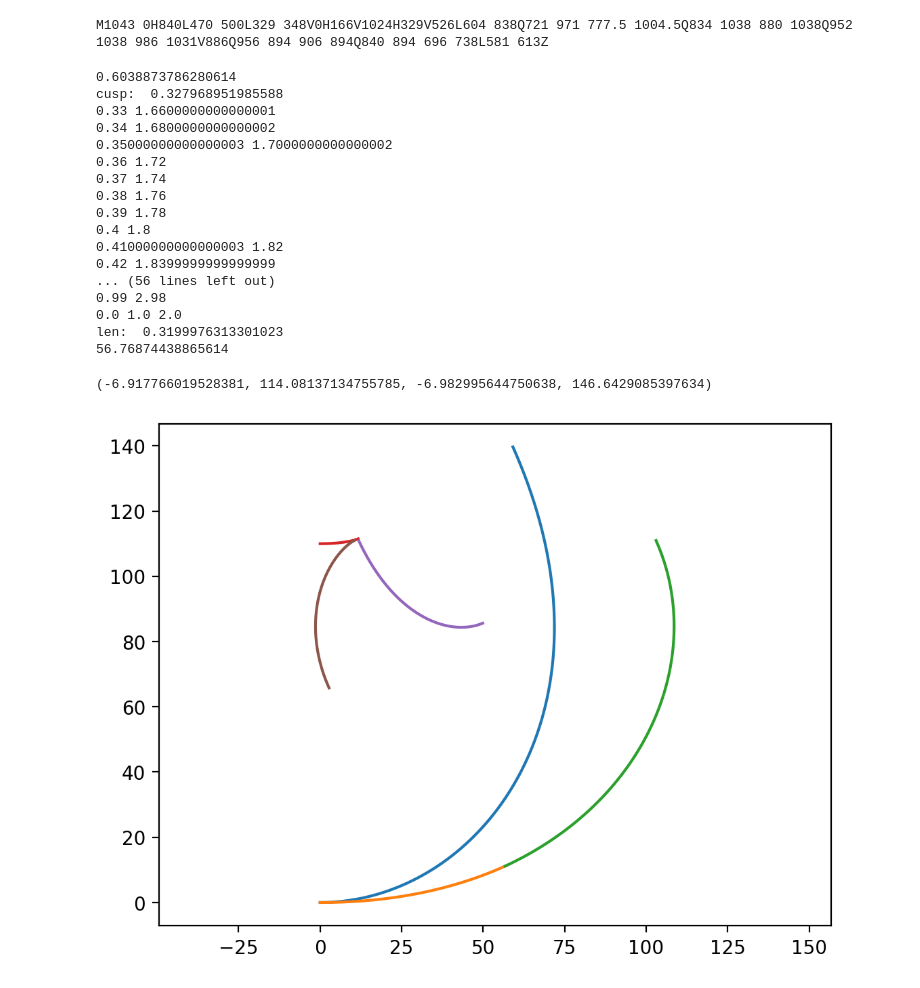
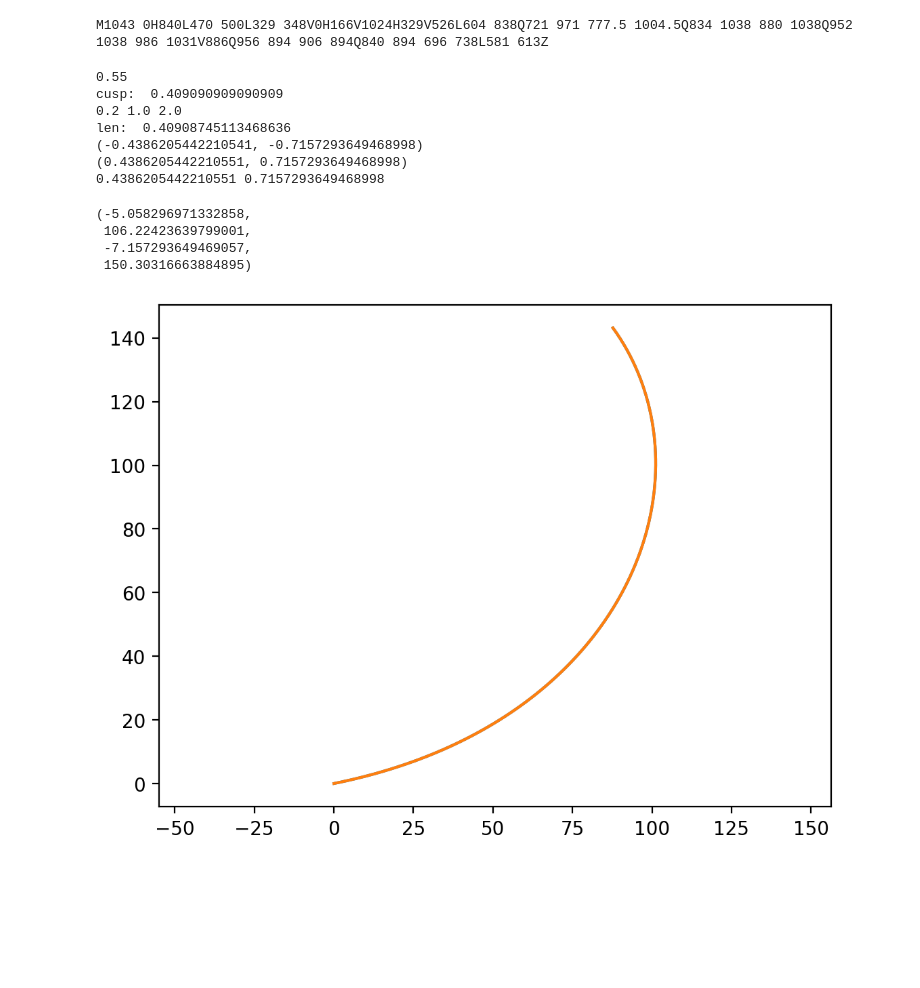
Before and after one commit to msiglreith/nari, a Jupyter notebook: euler.ipynb, the cells around one changed output. Cells and saved outputs as stored; diff of their text form; code cells hidden in the pictures; blank space fills up the shorter version.

Commit message:
path: line traversal

```diff
--- a/euler.ipynb
+++ b/euler.ipynb
@@ -61,7 +61,7 @@ def spiro(k0, k1):
     return u, v
 
 def spiro_n(k0, k1):
-    accuracy = 1.0e-12
+    accuracy = 1.0e-16
 
     c1 = np.abs(k1);
     c0 = np.abs(k0) + 0.5 * c1
@@ -121,7 +121,7 @@ def fit_euler(th0, th1):
             return k0, k1, theta, chord
         k1_old, e_old, k1 = k1, e, k1 + (k1_old - k1) * e / (e - e_old)
 # %%
-ds = 0.1
+ds = 0.01
 s = 0.0
 L = 1.0
 
@@ -142,17 +142,22 @@ def spiral(t0, t1, k0, k1, theta = 0.0, offset=0.0):
         x.append(xn - offset * np.sin(phi))
         y.append(yn + offset * np.cos(phi))
 
+        if t >= t1:
+            break
+
         darc = ds
 
         cusp = np.abs(1.0 - offset * curvature)
         darc = min(1.0 / max(cusp, 0.0001), 1.0) * ds
 
-        xk, yk = eval_euler(t, t+darc, [theta, k0, k1])
+        nt = min(t+darc, t1)
 
-        xn += xk # darc * np.cos(phi)
-        yn += yk # darc * np.sin(phi)
+        xk, yk = eval_euler(t0, nt, [theta, k0, k1])
 
-        t += darc
+        xn = xk # darc * np.cos(phi)
+        yn = yk # darc * np.sin(phi)
+
+        t = nt
 
     return [x, y]
 
@@ -172,7 +177,6 @@ def spiral_evolute(k0, k1, offset=0.0):
         p = 0.0
 
         if curvature != 0.0 and 1.0 < offset * curvature:
-            print(t, curvature)
             p = 1.0 / curvature
 
             x.append(xn - p * np.sin(phi))
@@ -419,7 +418,7 @@ print(path)
 M1043 0H840L470 500L329 348V0H166V1024H329V526L604 838Q721 971 777.5 1004.5Q834 1038 880 1038Q952 1038 986 1031V886Q956 894 906 894Q840 894 696 738L581 613Z
 # %%
 p0 = np.array([0, 0])
-# p1 = np.array([0, 100])
+p1 = np.array([0, 100])
 # p2 = np.array([50, 150])
 # p3 = np.array([100, 100])
 
@@ -449,61 +448,63 @@ p0 = np.array([0, 0])
 # u1 = (k1 - k2 * 0.5)
 # u2 = k2
 
-scale = 1.0 * 182.15316943682936
+scale = 1.0 * 200
 
-u0 = 0.0
+u0 = 0.2
 u1 = 1.0
 u2 = 2.0
 
 offset = 110.0 * 1.0 / scale
 print(offset)
 cusp = (1. - u1 * offset) / (u2 * offset)
 print('cusp: ', cusp)
 
 [x0, y0] = spiral(t0=0.0, t1=cusp, k0=u1, k1=u2, theta=u0, offset = 0.0)
 [x1, y1] = spiral(t0=cusp, t1=1.0, k0=u1, k1=u2, theta=u0, offset = 0.0)
 [d1, e1] = spiral(t0=0.0, t1=cusp, k0=u1, k1=u2, theta=u0, offset = offset)
 [d2, e2] = spiral(t0=cusp, t1=1.0, k0=u1, k1=u2, theta=u0, offset = offset)
 [d3, e3] = spiral(t0=0.0, t1=1.0, k0=u1, k1=u2, theta=u0, offset = -offset)
 [evx, evy] = spiral_evolute(k0=u1, k1=u2,offset = offset)
 print(u0, u1, u2)
 print("len: ", curve_length(x0, y0))
 
-print(x0[-1] * scale)
+[fx0, fy0] = spiral(t0=0.0, t1=1.0, k0=u1, k1=u2, theta=u0, offset = 0.0)
+[ix0, iy0] = spiral(t0=0.0, t1=1.0, k0=-(u1 + u2), k1=u2, theta=(u0 + u1 + 0.5 * u2) - np.pi, offset = 0.0)
 
-plt.plot(np.array(x0) * scale + p0[0], np.array(y0) * scale + p0[1])
-plt.plot(np.array(x1) * scale + x0[-1] * scale + p0[0], np.array(y1) * scale + y0[-1] * scale + p0[1])
-plt.plot(np.array(d1) * scale + p0[0], np.array(e1) * scale + p0[1])
-plt.plot(np.array(evx) * scale + p0[0], np.array(evy) * scale + p0[1])
+print(eval_euler(0.0, 1.0, [np.pi+(u0 + u1 + 0.5 * u2), -(u1 + u2), u2]))
+print(eval_euler(0.0, 1.0, [u0, u1, u2]))
+print(fx0[-1], fy0[-1])
+
+# plt.plot(np.array(x0) * scale + p0[0], np.array(y0) * scale + p0[1])
+# plt.plot(np.array(x1) * scale + x0[-1] * scale + p0[0], np.array(y1) * scale + y0[-1] * scale + p0[1])
+
+plt.plot(np.array(fx0) * scale, np.array(fy0) * scale)
+plt.plot(np.array(ix0) * scale + fx0[-1] * scale, np.array(iy0) * scale + fy0[-1] * scale)
+
+# plt.plot(np.array(d1) * scale + p0[0], np.array(e1) * scale + p0[1])
+# plt.plot(np.array(evx) * scale + p0[0], np.array(evy) * scale + p0[1])
 # plt.plot(np.array(d3) * scale + p0[0], np.array(e3) * scale + p0[1])
-plt.plot(np.array(d2) * scale + x0[-1] * scale + p0[0], np.array(e2) * scale + y0[-1] * scale + p0[1])
+# plt.plot(np.array(d2) * scale + x0[-1] * scale + p0[0], np.array(e2) * scale + y0[-1] * scale + p0[1])
 # plt.plot(p0[0], p0[1], marker="o")
 # plt.plot(p1[0], p1[1], marker="o")
 # plt.plot(p2[0], p2[1], marker="o")
 # plt.plot(p3[0], p3[1], marker="o")
 plt.axis('equal')
 
 # clothoid0 = Clothoid.G1Hermite(p0[0], p0[1], np.arctan2(d10[1], d10[0]), p3[0], p3[1], np.arctan2(d32[1], d32[0]))
 # print(clothoid0.Parameters)
 
 # plt.plot(*clothoid0.SampleXY(500), 'r--')
 # %% [output]
-0.6038873786280614
-cusp:  0.327968951985588
-0.33 1.6600000000000001
-0.34 1.6800000000000002
-0.35000000000000003 1.7000000000000002
-0.36 1.72
-0.37 1.74
-0.38 1.76
-0.39 1.78
-0.4 1.8
-0.41000000000000003 1.82
-0.42 1.8399999999999999
-... (56 lines left out)
-0.99 2.98
-0.0 1.0 2.0
-len:  0.3199976313301023
-56.76874438865614
+0.55
+cusp:  0.409090909090909
+0.2 1.0 2.0
+len:  0.40908745113468636
+(-0.4386205442210541, -0.7157293649468998)
+(0.4386205442210551, 0.7157293649468998)
+0.4386205442210551 0.7157293649468998
-(-6.917766019528381, 114.08137134755785, -6.982995644750638, 146.6429085397634)
+(-5.058296971332858,
+ 106.22423639799001,
+ -7.157293649469057,
+ 150.30316663884895)
-[figure, old version]
+[figure, new version]
```
Also changed, not shown: parts of 3 cells of this notebook, 9 other files.
